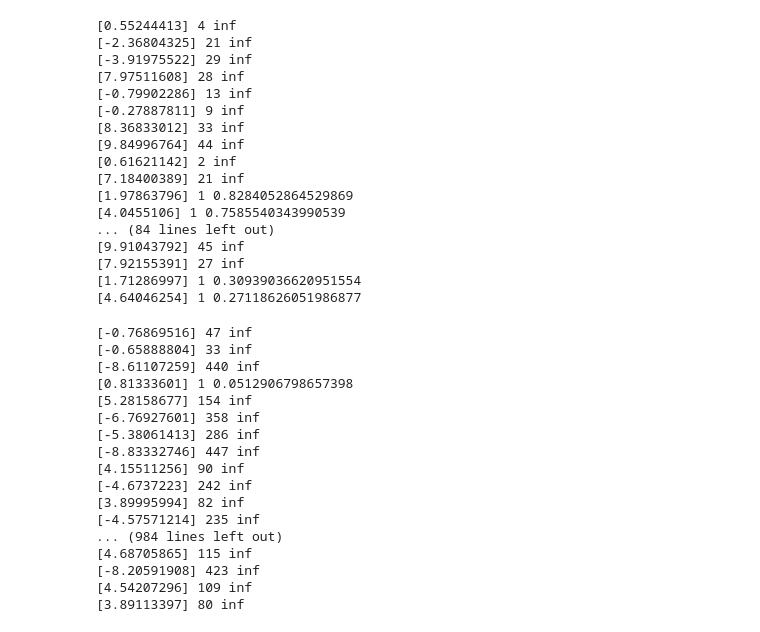
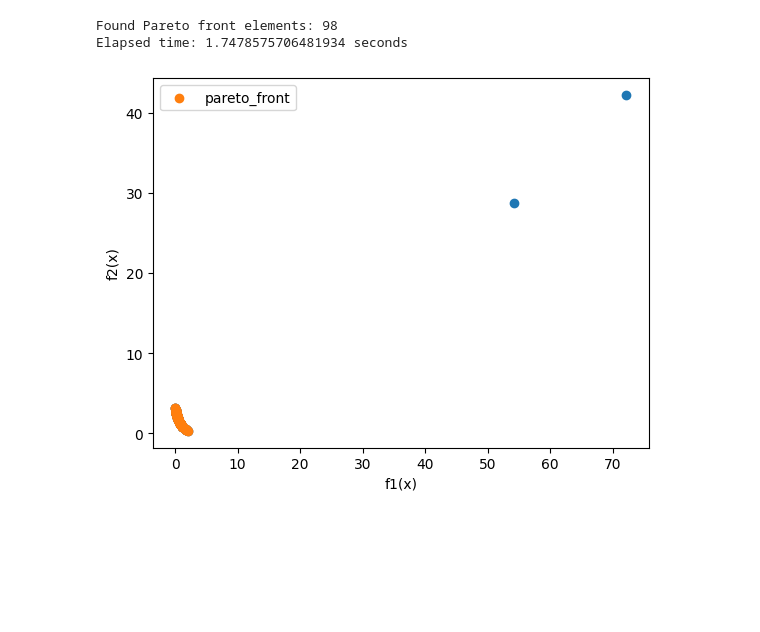
Before and after one commit to jormundur00/MultiObjectiveOptimization, a Jupyter notebook: NSGA-II.ipynb, the cells around one changed output. Drawn from its saved outputs; the diff is of its cells as text; code cells hidden in the pictures; blank space fills up the shorter version.

```diff
--- a/NSGA-II.ipynb
+++ b/NSGA-II.ipynb
@@ -65,7 +65,7 @@ def non_dominated_sort(population, max_fronts):
             individual.rank = rank
         removable_population = np.delete(removable_population, pareto_front_ids)
         rank += 1
-    #return pareto_fronts
+    return pareto_fronts
 # %%
 def calculate_crowding_distance(front):
     fNum = len(front[0].functions)
@@ -95,9 +95,7 @@ def calculate_crowding_distance(front):
 def selection(population, tournament_size):
     chosen = random.sample(population, tournament_size)
 
-    pareto_front = find_pareto_front(chosen)
-
-    return random.choice(pareto_front)
+    return min(chosen, key = lambda x: (x.rank, -x.crowding_distance))
 # %%
 # Whole arithmetic recombination
 
@@ -132,72 +178,19 @@ def nsga(functions, lb, ub, pop_size, num_generations, max_fronts, tournament_si
-# %%
-# Schaffer function N.2
-# -5 <= x <= 10
-
-def f1(x):
-    if x[0] <= 1:
-        return -x[0]
-    elif x[0] <= 3:
-        return x[0] - 2
-    elif x[0] <= 4:
-        return 4 - x[0]
-    else:
-        return x[0] - 4
-
-def f2(x):
-    return (x[0] - 5)**2
-
-lower_bounds = np.array([-5])
-upper_bounds = np.array([10])
-
-nsga(functions=[f1,f2], lb=lower_bounds, ub=upper_bounds, pop_size=100, num_generations=100, max_fronts = 100, tournament_size=5, elitism_size=50, crossover_alpha=0.3, mutation_prob=0.05)
-# %% [output]
-[0.55244413] 4 inf
-[-2.36804325] 21 inf
-[-3.91975522] 29 inf
-[7.97511608] 28 inf
-[-0.79902286] 13 inf
-[-0.27887811] 9 inf
-[8.36833012] 33 inf
-[9.84996764] 44 inf
-[0.61621142] 2 inf
-[7.18400389] 21 inf
-[1.97863796] 1 0.8284052864529869
-[4.0455106] 1 0.7585540343990539
-... (84 lines left out)
-[9.91043792] 45 inf
-[7.92155391] 27 inf
-[1.71286997] 1 0.30939036620951554
-[4.64046254] 1 0.27118626051986877
 # %%
 # Schaffer function N.1
 # -A <= X <= A, where A is between 10 and 10e5, higher A's increasing the difficulty of the problem
 
 def f1(x):
     return x[0]**2
 
 def f2(x):
     return (x[0]-2)**2
 
 A = 10
 lower_bounds = np.array([-A])
 upper_bounds = np.array([A])
 
-nsga(functions=[f1,f2], lb=lower_bounds, ub=upper_bounds, pop_size=1000, num_generations=100, max_fronts = 1000, tournament_size=5, elitism_size=50, crossover_alpha=0.3, mutation_prob=0.05)
+nsga(functions=[f1,f2], lb=lower_bounds, ub=upper_bounds, pop_size=100, num_generations=100, max_fronts = 1000, tournament_size=5, elitism_size=10, crossover_alpha=0.3, mutation_prob=0.05)
 # %% [output]
-[-0.76869516] 47 inf
-[-0.65888804] 33 inf
-[-8.61107259] 440 inf
-[0.81333601] 1 0.0512906798657398
-[5.28158677] 154 inf
-[-6.76927601] 358 inf
-[-5.38061413] 286 inf
-[-8.83332746] 447 inf
-[4.15511256] 90 inf
-[-4.6737223] 242 inf
-[3.89995994] 82 inf
-[-4.57571214] 235 inf
-... (984 lines left out)
-[4.68705865] 115 inf
-[-8.20591908] 423 inf
-[4.54207296] 109 inf
-[3.89113397] 80 inf
+Found Pareto front elements: 98
+Elapsed time: 1.7478575706481934 seconds
+[figure, added]
```
Also changed, not shown: parts of 4 cells of this notebook.
